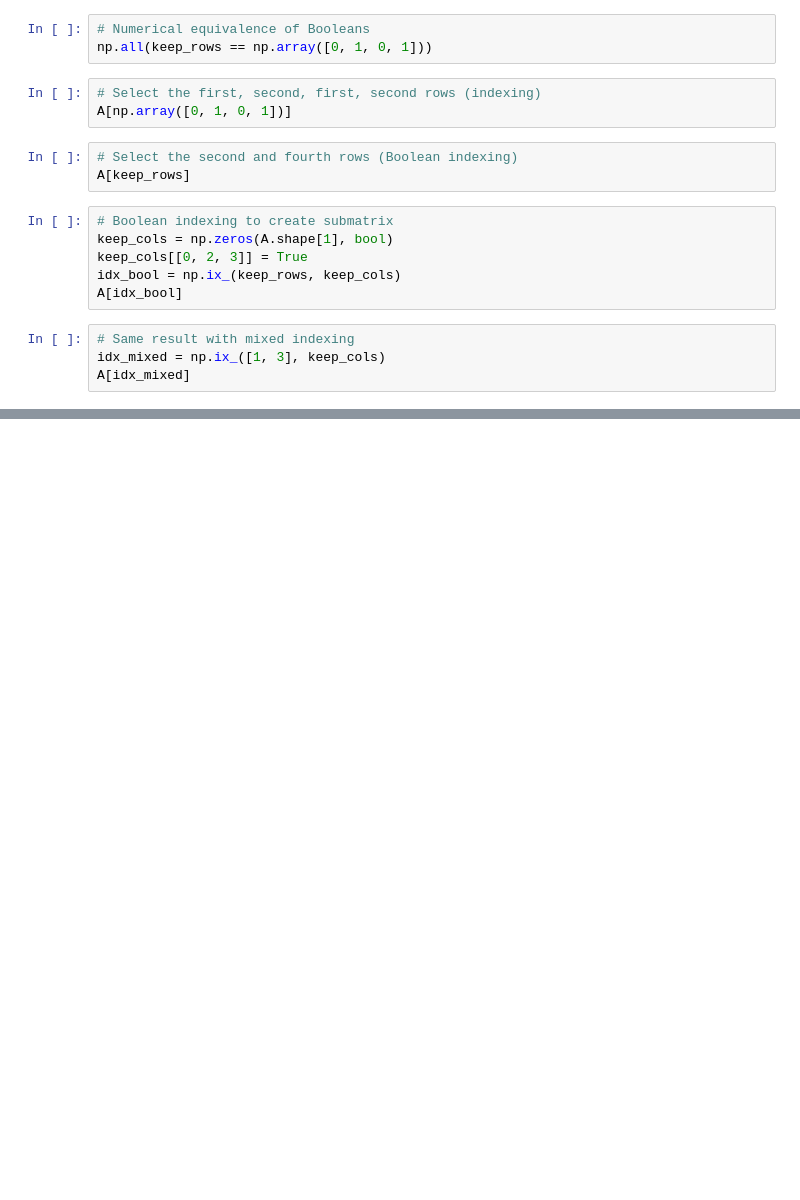
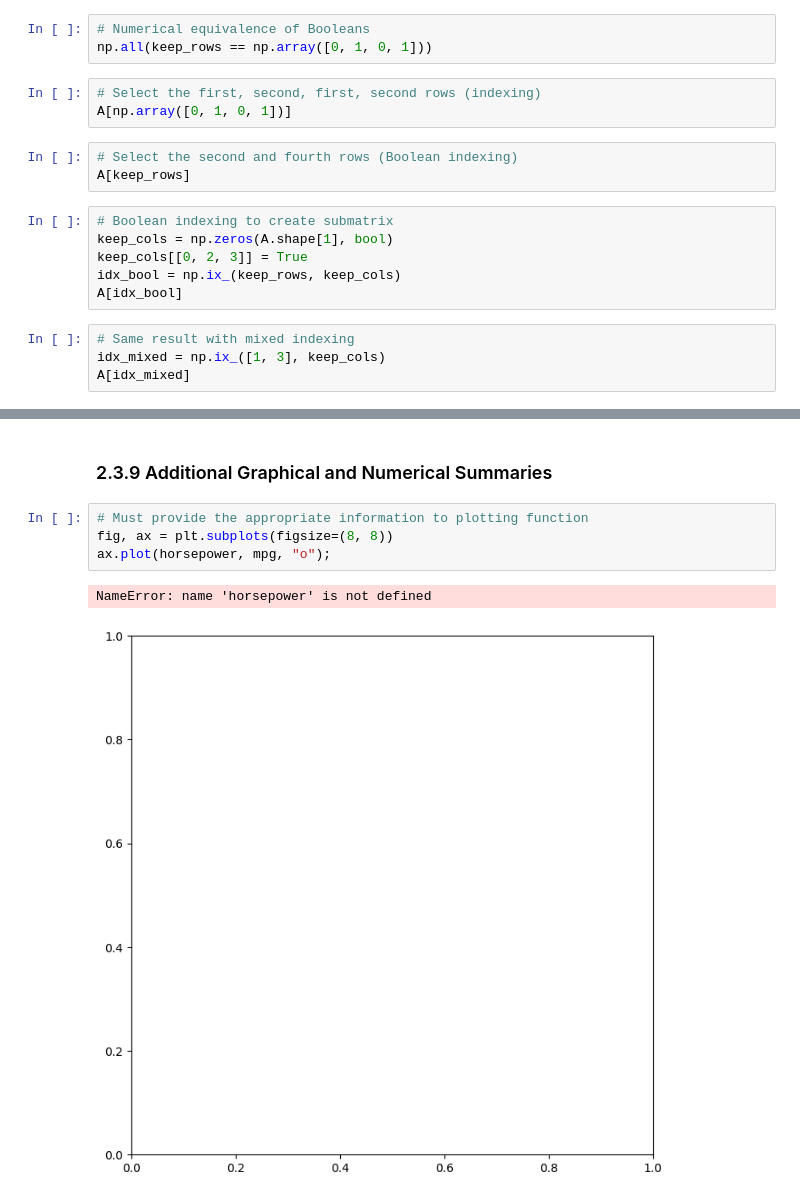
Before and after one commit to NedStickler/islp, a Jupyter notebook: src/chapter_2.ipynb, the cells around one changed output, grey strips where cells are left out. Saved outputs shown, nothing was run; the diff lists cells and outputs as text; blank space fills up the shorter version.

```diff
--- a/src/chapter_2.ipynb
+++ b/src/chapter_2.ipynb
@@ -286,0 +658,9 @@ A[idx_mixed]
+# %% [markdown]
+### 2.3.9 Additional Graphical and Numerical Summaries
+# %%
+# Must provide the appropriate information to plotting function
+fig, ax = plt.subplots(figsize=(8, 8))
+ax.plot(horsepower, mpg, "o");
+# %% [output]
+NameError: name 'horsepower' is not defined
+[figure, added]
```
Also changed, not shown: parts of 42 cells of this notebook, 3 other files.
